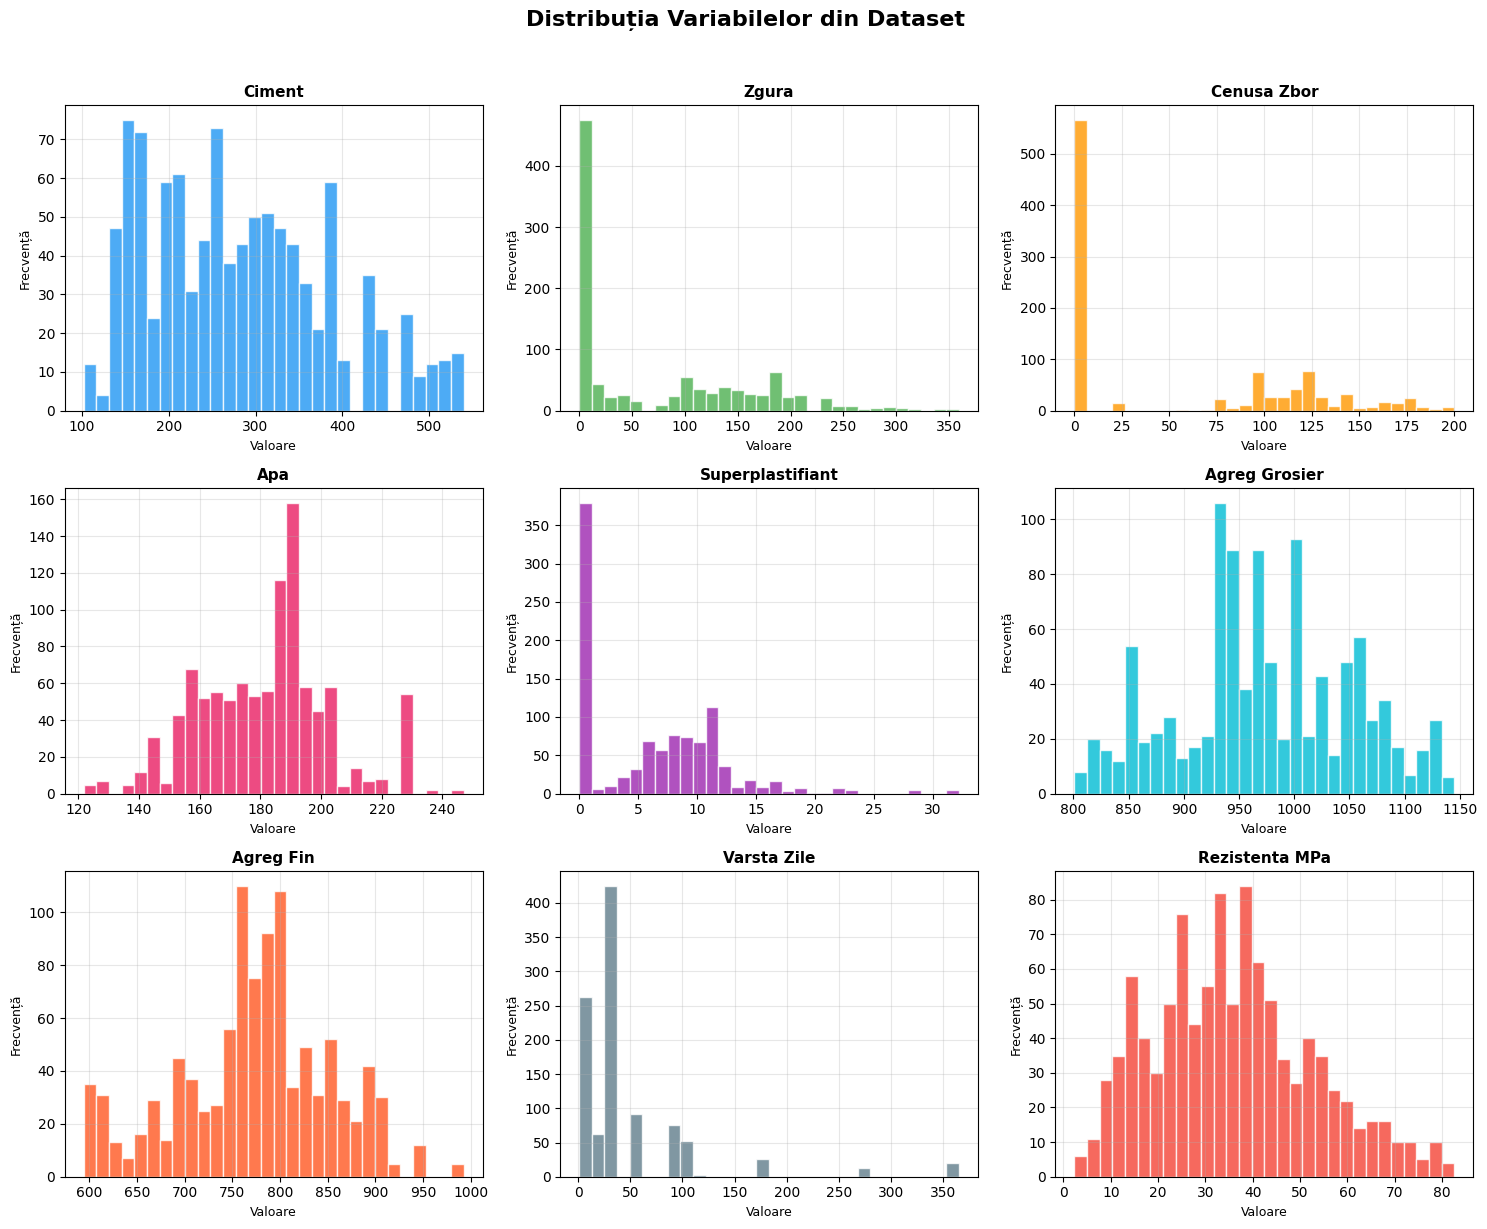
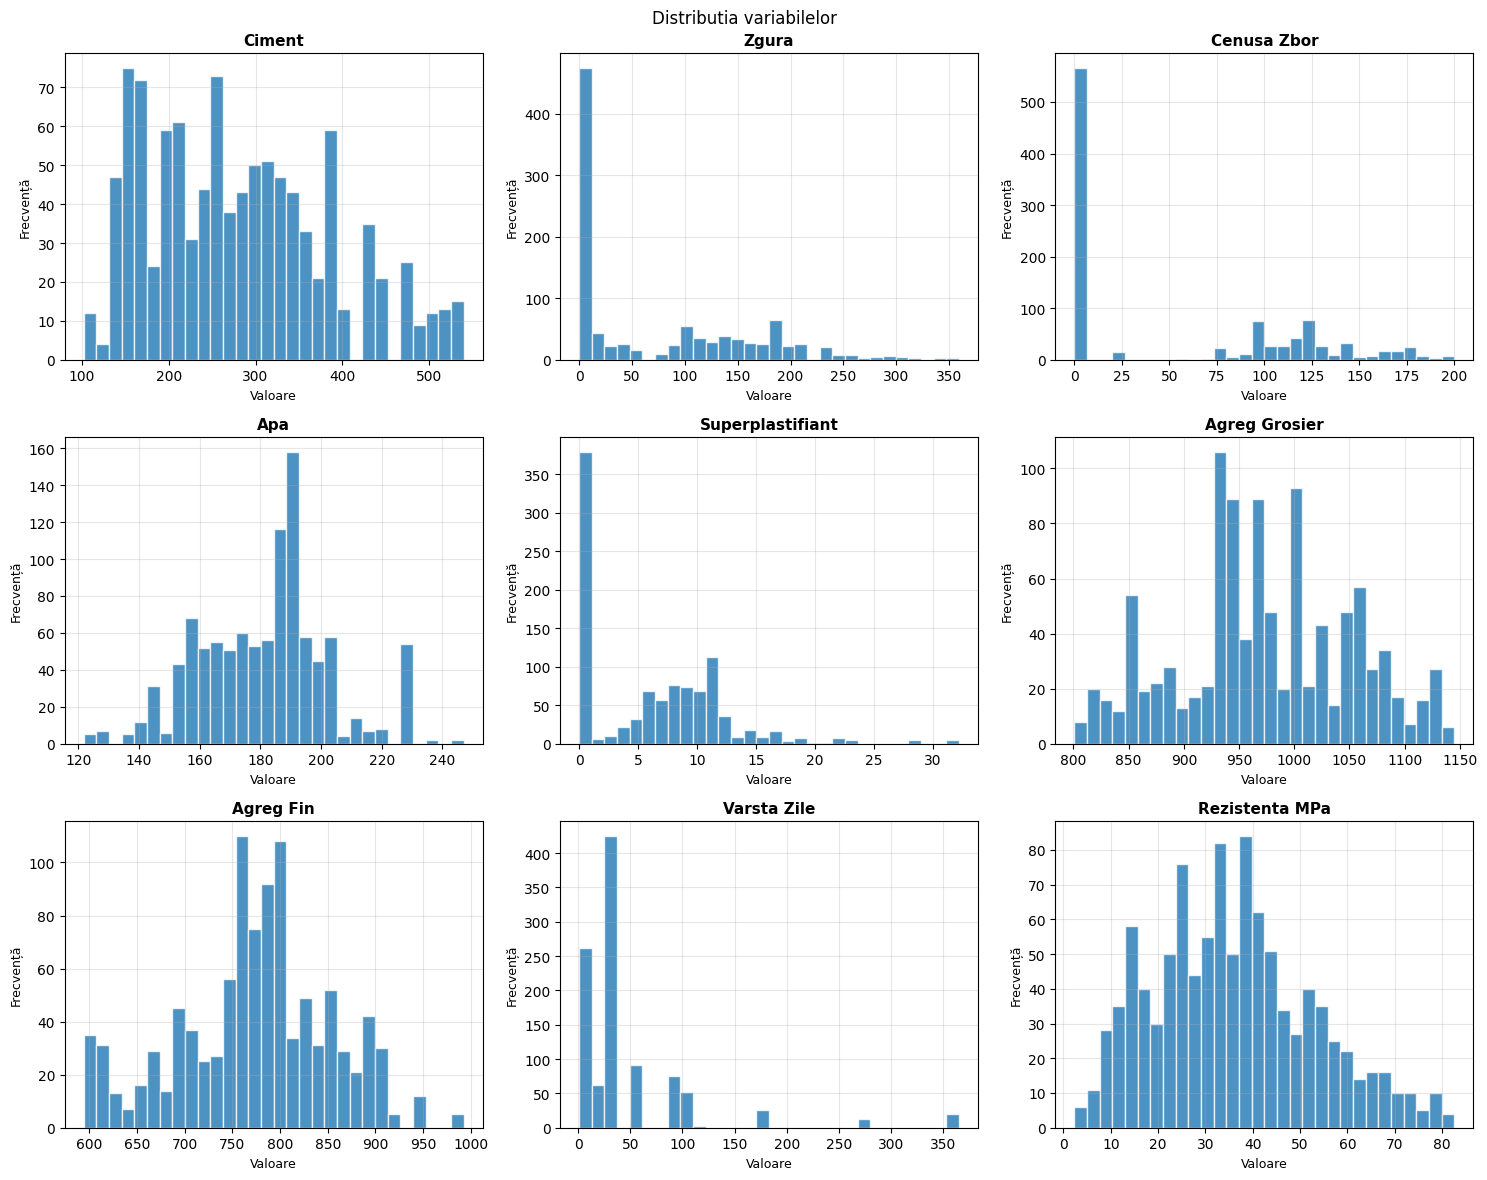
Unified diff of the notebook cell whose output changed from the first chart to the second:
--- before
+++ after
@@ -1,13 +1,12 @@
-# ============================================================
-# VIZUALIZARE EXPLORATORIE
-# ============================================================
+
 fig, axes = plt.subplots(3, 3, figsize=(15, 12))
-fig.suptitle('Distribuția Variabilelor din Dataset', fontsize=16, fontweight='bold', y=1.02)
+fig.suptitle('Distributia variabilelor')
 
-colors = ['#2196F3', '#4CAF50', '#FF9800', '#E91E63', 
-          '#9C27B0', '#00BCD4', '#FF5722', '#607D8B', '#F44336']
 
-for idx, (col, ax, color) in enumerate(zip(df.columns, axes.flatten(), colors)):
-    ax.hist(df[col], bins=30, color=color, alpha=0.8, edgecolor='white')
+for i in range(len(df.columns)):
+    col = df.columns[i]
+    ax = axes.flatten()[i]
+
+    ax.hist(df[col], bins=30, alpha=0.8, edgecolor='white')
     ax.set_title(col.replace('_', ' '), fontsize=11, fontweight='bold')
     ax.set_xlabel('Valoare', fontsize=9)
@@ -16,5 +15,3 @@
 
 plt.tight_layout()
-plt.savefig('distributii.png', dpi=120, bbox_inches='tight')
 plt.show()
-print('✅ Grafic distribuții salvat!')

Commit: cleaned project